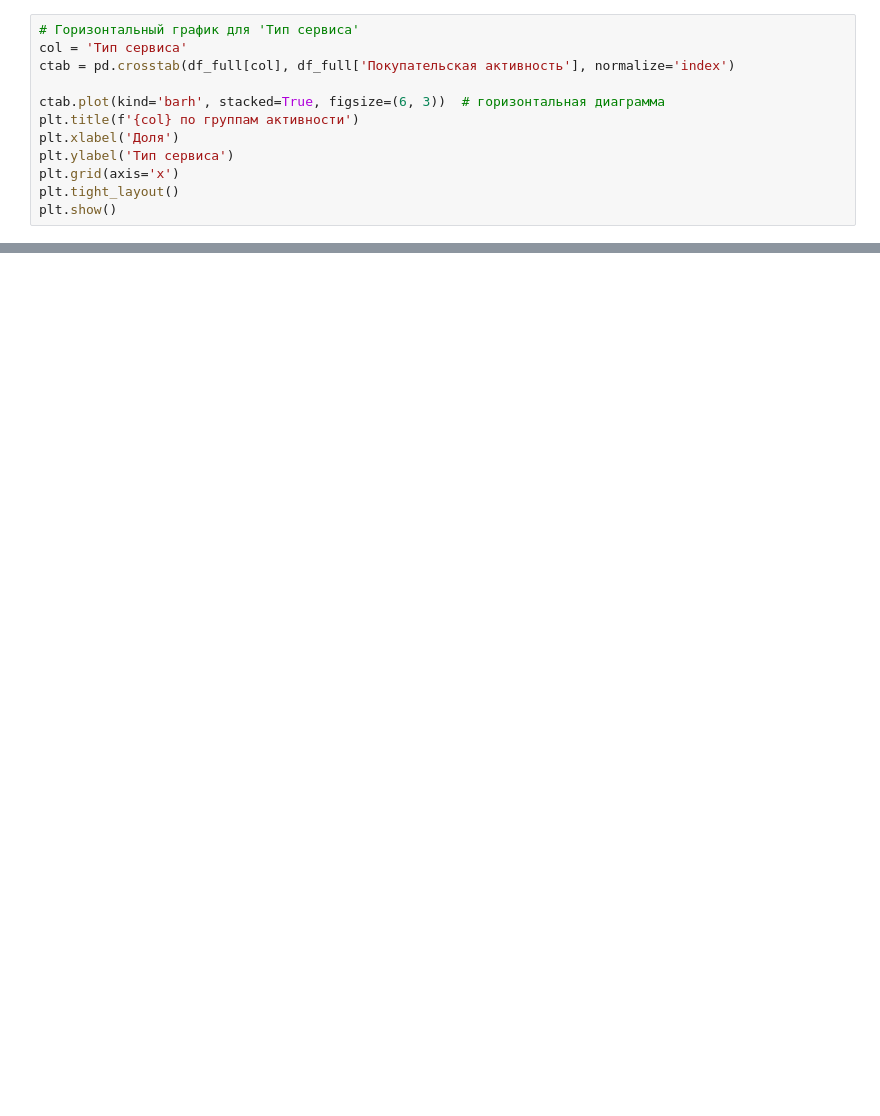
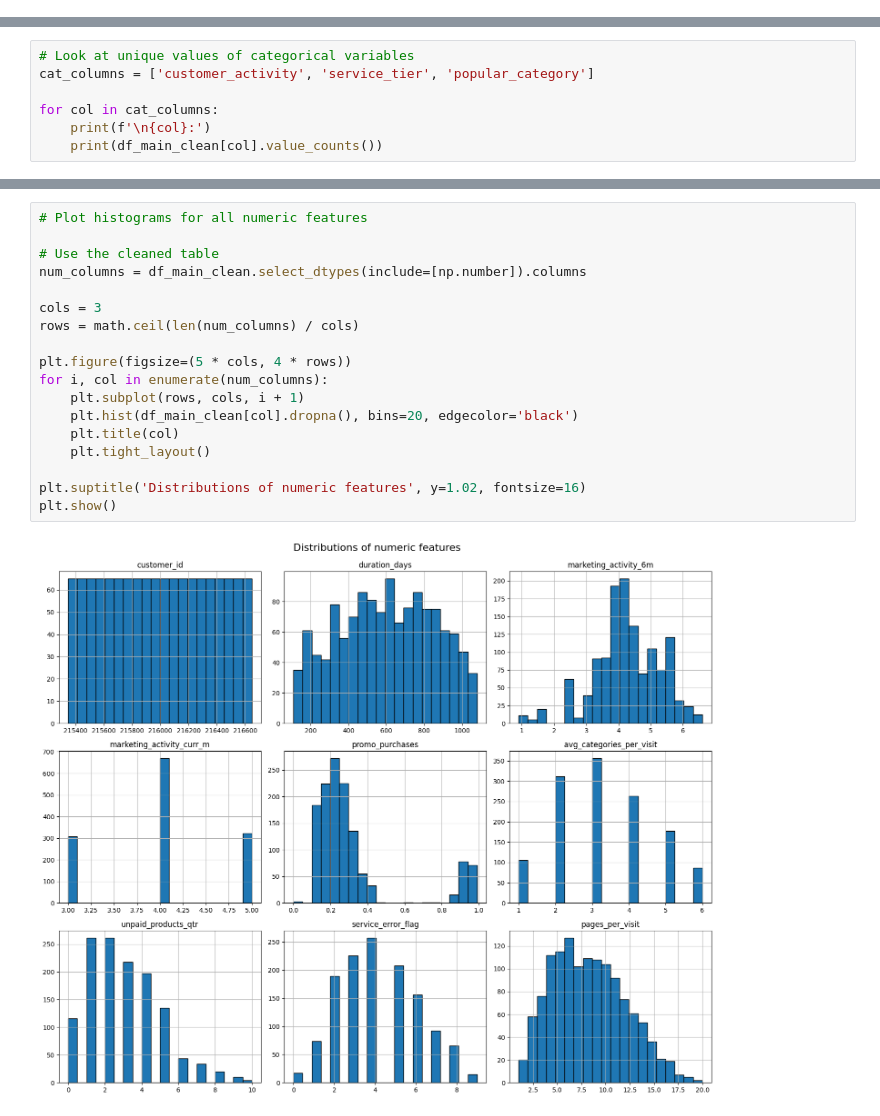
Before and after one commit to alexkeram/mini-etl-dbt-prefect, a Jupyter notebook: teach-model.ipynb, the cells around one changed output, grey strips where cells are left out. Cells and saved outputs as stored; diff of their text form; blank space fills up the shorter version.

```diff
--- a/teach-model.ipynb
+++ b/teach-model.ipynb
@@ -763,12 +0,0 @@ plt.show()
-# %%
-# Горизонтальный график для 'Тип сервиса'
-col = 'Тип сервиса'
-ctab = pd.crosstab(df_full[col], df_full['Покупательская активность'], normalize='index')
-
-ctab.plot(kind='barh', stacked=True, figsize=(6, 3))  # горизонтальная диаграмма
-plt.title(f'{col} по группам активности')
-plt.xlabel('Доля')
-plt.ylabel('Тип сервиса')
-plt.grid(axis='x')
-plt.tight_layout()
-plt.show()
@@ -1179,0 +513,7 @@ Name: count, dtype: int64
+# %%
+# Look at unique values of categorical variables
+cat_columns = ['customer_activity', 'service_tier', 'popular_category']
+
+for col in cat_columns:
+    print(f'\n{col}:')
+    print(df_main_clean[col].value_counts())
@@ -1179,0 +538,20 @@ Name: count, dtype: int64
+# %%
+# Plot histograms for all numeric features
+
+# Use the cleaned table
+num_columns = df_main_clean.select_dtypes(include=[np.number]).columns
+
+cols = 3
+rows = math.ceil(len(num_columns) / cols)
+
+plt.figure(figsize=(5 * cols, 4 * rows))
+for i, col in enumerate(num_columns):
+    plt.subplot(rows, cols, i + 1)
+    plt.hist(df_main_clean[col].dropna(), bins=20, edgecolor='black')
+    plt.title(col)
+    plt.tight_layout()
+
+plt.suptitle('Distributions of numeric features', y=1.02, fontsize=16)
+plt.show()
+# %% [output]
+[figure, added]
```
Also changed, not shown: parts of 118 cells of this notebook.
